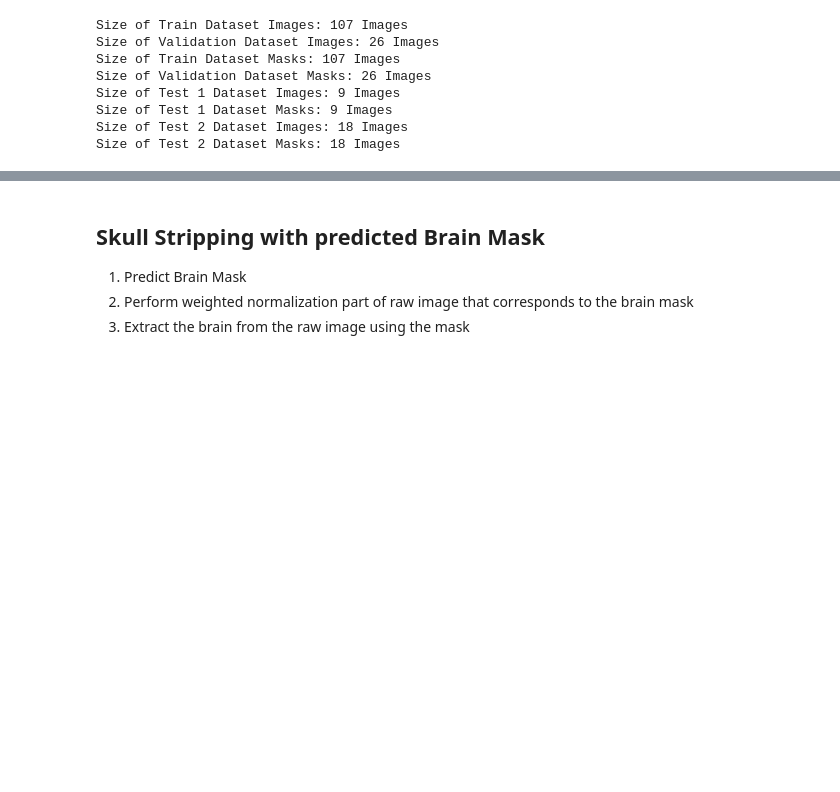
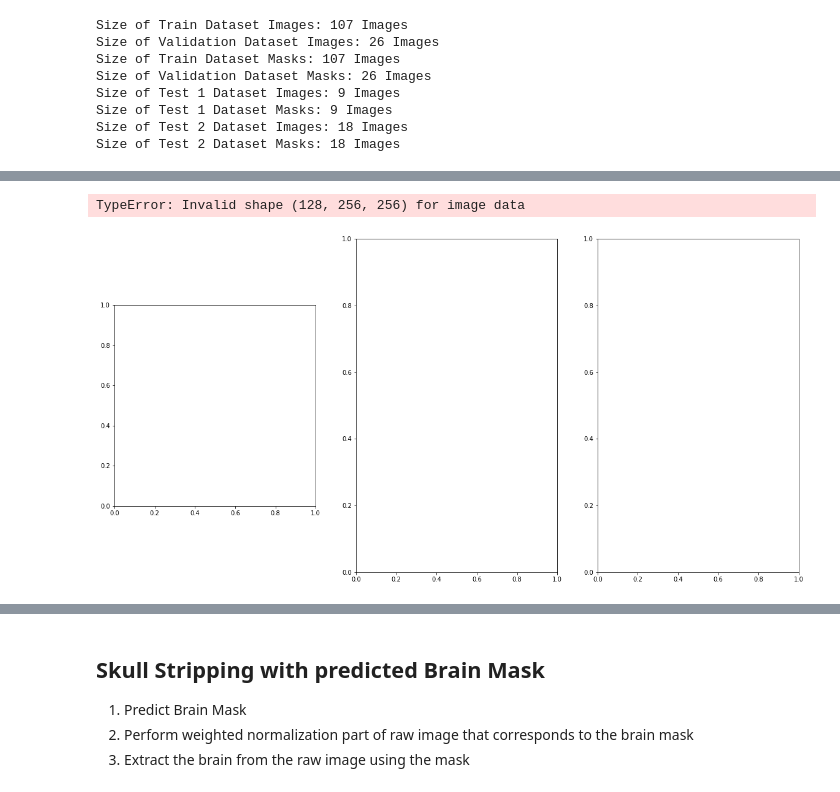
Before and after one commit to KeremTurgutlu/ventricle, a Jupyter notebook: Vent_Seg_Models/old_training_nbs/DL_Brain_NoTL_CT.ipynb, the cells around one changed output, grey strips where cells are left out. Cells and saved outputs as stored; diff of their text form; code cells hidden in the pictures; blank space fills up the shorter version.

```diff
--- a/Vent_Seg_Models/old_training_nbs/DL_Brain_NoTL_CT.ipynb
+++ b/Vent_Seg_Models/old_training_nbs/DL_Brain_NoTL_CT.ipynb
@@ -170,2 +232,12 @@ mask = masks[IMG_NUM]
+# %%
+fig, ax = plt.subplots(1,3, figsize=(20,10))
+axes = ax.flatten()
+for ax, im, t in zip(axes, [image, pred, mask],
+                     ["image", "pred brain mask", "target mask"]) :
+    ax.imshow(im, cmap="gray")
+    ax.set_title(t, fontdict={"fontsize":20})
+# %% [output]
+TypeError: Invalid shape (128, 256, 256) for image data
+[figure, added]
 # %%
 for i in range(image.shape[0]):
```
Also changed, not shown: parts of 20 cells of this notebook, 16 other files.
